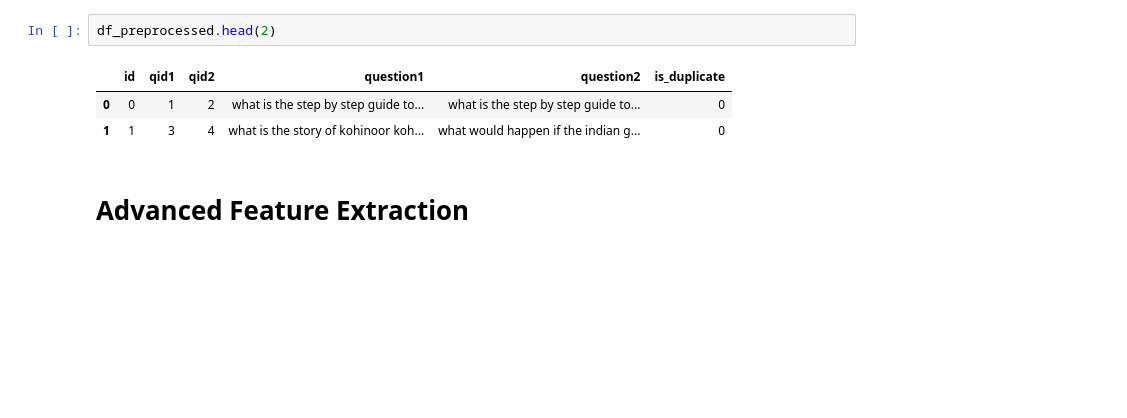
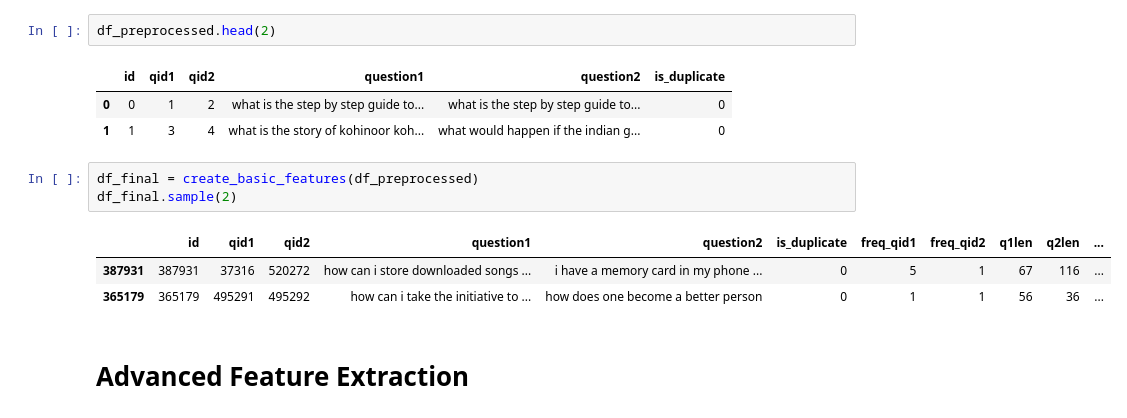
Before and after one commit to pratikroy311/Quora-Question-Pairs, a Jupyter notebook: notebooks/exploration.ipynb, the cells around one changed output. Cells and saved outputs as stored; diff of their text form; blank space fills up the shorter version.

```diff
--- a/notebooks/exploration.ipynb
+++ b/notebooks/exploration.ipynb
@@ -332,6 +332,13 @@ df_preprocessed.head(2)
 |  | id | qid1 | qid2 | question1 | question2 | is_duplicate |
 | 0 | 0 | 1 | 2 | what is the step by step guide to... | what is the step by step guide to... | 0 |
 | 1 | 1 | 3 | 4 | what is the story of kohinoor koh... | what would happen if the indian g... | 0 |
+# %%
+df_final = create_basic_features(df_preprocessed)
+df_final.sample(2)
+# %% [output]
+|  | id | qid1 | qid2 | question1 | question2 | is_duplicate | freq_qid1 | freq_qid2 | q1len | q2len | ... |
+| 387931 | 387931 | 37316 | 520272 | how can i store downloaded songs ... | i have a memory card in my phone ... | 0 | 5 | 1 | 67 | 116 | ... |
+| 365179 | 365179 | 495291 | 495292 | how can i take the initiative to ... | how does one become a better person | 0 | 1 | 1 | 56 | 36 | ... |
 # %% [markdown]
 # Advanced Feature Extraction
 # %% [markdown]
```
Also changed, not shown: parts of 5 cells of this notebook, 1 other file.
